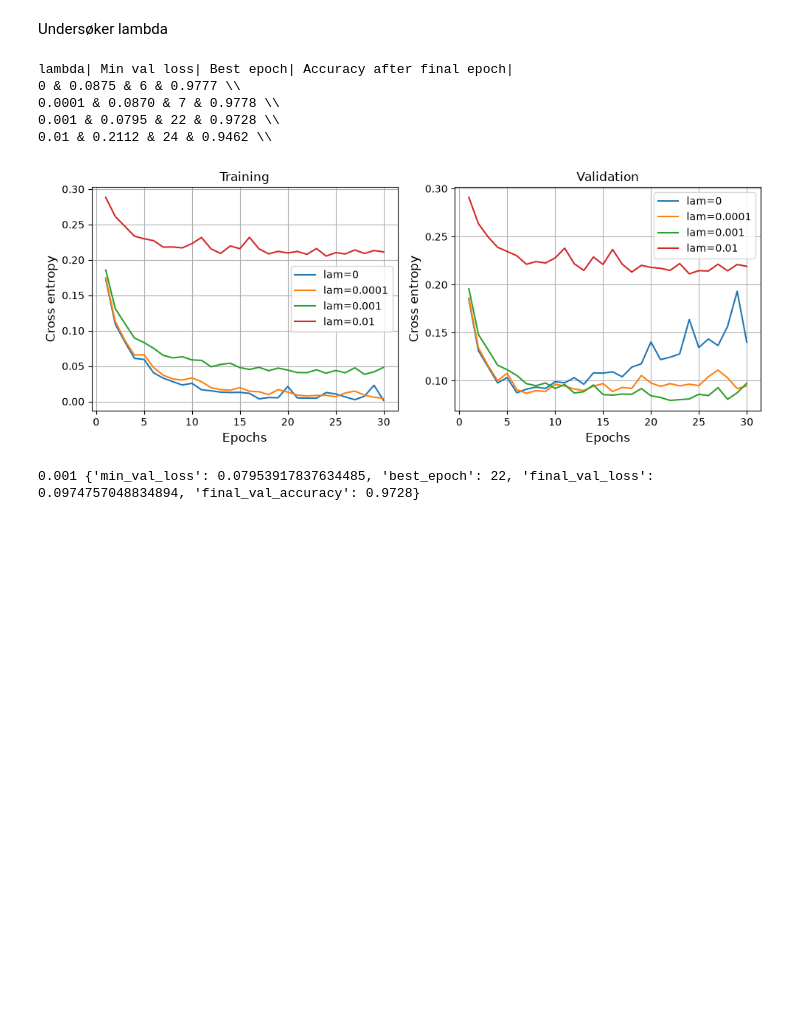
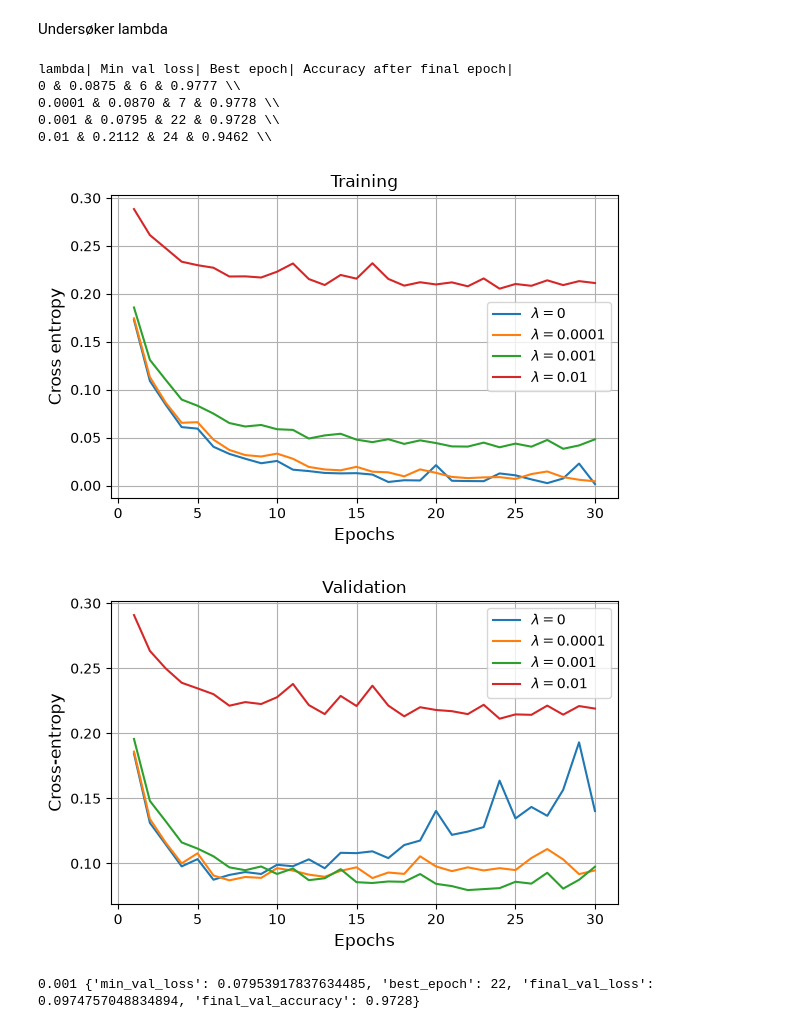
Before and after one commit to synneosen/Project-2, a Jupyter notebook: Code/part_e_classification_an.ipynb, the cells around one changed output. Cells and saved outputs as stored; diff of their text form; code cells hidden in the pictures; blank space fills up the shorter version.

```diff
--- a/Code/part_e_classification_an.ipynb
+++ b/Code/part_e_classification_an.ipynb
@@ -86,6 +86,6 @@ for gamma in learning_rates:
     best_epoch = np.argmin(history["val"]) + 1
     val_acc = np.mean(model_lr.predict(x_val)==y_val)
     print(f"{gamma:g} & {min(history['val']):.4f} & "
-          f"{best_epoch} & {val_acc:.2f}" + r"\\")
+          f"{best_epoch} & {val_acc:.4f}" + r"\\")
 # %% [output]
 gamma | minimum validation loss| Best epoch| Validation accuracy
@@ -152,7 +166,7 @@ Adam presterer generelt bedre. Orker ikke å teste mer med den.
 # %% [markdown]
 Nå tester jeg ulike noder, aktiverings funksjoner i skjulte lag. Forsatt 10 noder i output og softmax i output. Bruker epoch = 30 og Adam med learning rate 0.001.
 # %%
-activation_functions = ['relu', 'sigmoid', 'leaky_relu']
+activation_functions = ['sigmoid', 'relu','leaky_relu']
 hidden_layers = [1, 2, 5]
 nodes = [15, 50, 100]
 
@@ -178,7 +192,6 @@ for activation in activation_functions:
             }
             print(
             f"{activation} & {n_layers} & {node} & {min(hist['val']):.4f} & "
-            f"{int(np.argmin(hist['val']) + 1)} & {val_accuracy:.4f} " + r"\\"
-            )
+            f"{int(np.argmin(hist['val']) + 1)} & {val_accuracy:.4f} " + r"\\")
 # %% [output]
 activation function| number of hidden layers| nodes| Min val loss| Best epoch| Accuracy after final epoch|
@@ -260,8 +273,7 @@ for lam in lambdas:
                     "final_val_loss": float(hist_l['val'][-1]),
                     "final_val_accuracy": float(val_accuracy_l)
                 }
-    print(
-    f"{lam:g} & {min(hist_l['val']):.4f} & "
+    print(f"{lam:g} & {min(hist_l['val']):.4f} & "
     f"{np.argmin(hist_l['val']) + 1} & {val_accuracy_l:.4f} " + r"\\")
 # %% [output]
 lambda| Min val loss| Best epoch| Accuracy after final epoch|
@@ -270,22 +282,37 @@ lambda| Min val loss| Best epoch| Accuracy after final epoch|
 0.001 & 0.0795 & 22 & 0.9728 \\
 0.01 & 0.2112 & 24 & 0.9462 \\
 # %%
-fig, axes = plt.subplots(1, 2, figsize=(10,4))
+fig, ax = plt.subplots(figsize=(6,4))
+#Training
 for lam, hist_l in histories_l.items():
     epcoh=np.arange(1, len(hist_l["train"])+ 1)
-    axes[0].plot(epcoh, hist_l['train'], label = f"lam={lam:g}")
-    axes[1].plot(epcoh, hist_l['val'], label = f"lam={lam:g}")
-axes[0].set_title('Training', fontsize=12)
-axes[1].set_title('Validation', fontsize=12)
-for ax in axes:
-    ax.set_xlabel('Epochs', fontsize=12)
-    ax.set_ylabel('Cross entropy', fontsize=12)
-    ax.legend()
-    ax.grid()
+    ax.plot(epcoh, hist_l['train'], label = rf"$\lambda={lam:g}$")
+
+ax.set_title('Training', fontsize=12)
+
+ax.set_xlabel('Epochs', fontsize=12)
+ax.set_ylabel('Cross entropy', fontsize=12)
+ax.legend()
+ax.grid()
 plt.tight_layout()
 plt.show()
+#Validation
+fig, ax = plt.subplots(figsize=(6,4))
+
+for lam, hist_l in histories_l.items():
+    epcoh=np.arange(1, len(hist_l["train"])+ 1)
+    ax.plot(epcoh, hist_l['val'], label = rf"$\lambda={lam:g}$")
+
+ax.set_title('Validation', fontsize=12)
+ax.set_xlabel('Epochs', fontsize=12)
+ax.set_ylabel('Cross-entropy', fontsize=12)
+ax.legend()
+ax.grid()
+plt.tight_layout()
+plt.show()
 # %% [output]
-[figure, old version]
+[figure, new version]
+[figure, added]
 # %%
 best_lambda = min(results_l, key=lambda lam: results_l[lam]['min_val_loss'])
 print(best_lambda, results_l[best_lambda])
```
Also changed, not shown: parts of 10 cells of this notebook, 1 other file.
